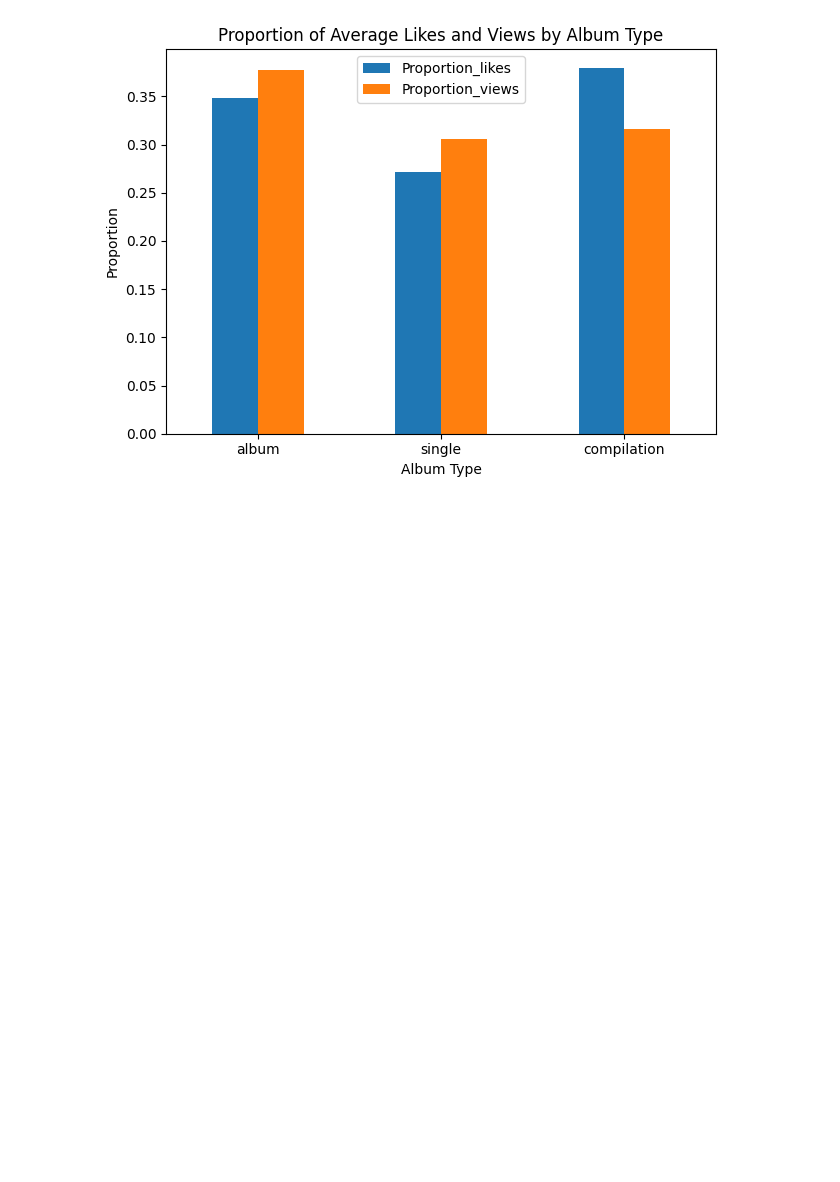
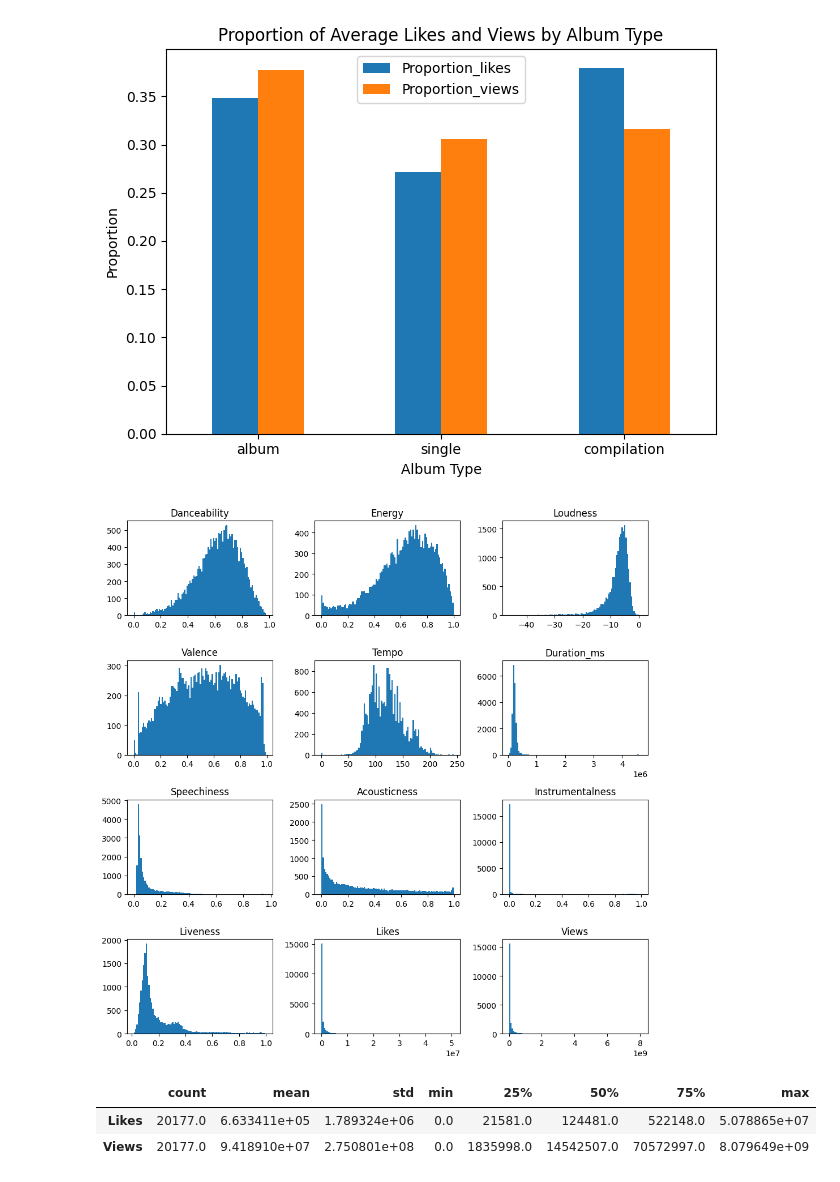
Before and after one commit to OmarChafik42/MLSound, a Jupyter notebook: data_description.ipynb, the cells around one changed output. Cells and saved outputs as stored; diff of their text form; code cells hidden in the pictures; blank space fills up the shorter version.

Commit message:
Added more visual information to data section

```diff
--- a/data_description.ipynb
+++ b/data_description.ipynb
@@ -57,3 +57,32 @@ plt.tight_layout()
 plt.show()
 # %% [output]
 [figure]
+# %%
+# Histograms
+
+numeric_cols = ['Danceability', 'Energy', 'Loudness', 'Valence', 'Tempo', 'Duration_ms', 'Speechiness', 'Acousticness', 'Instrumentalness', 'Liveness', 'Likes', 'Views']
+
+# Create the histograms
+plt.figure(figsize=(10, 10))
+
+for i, col in enumerate(numeric_cols):
+    plt.subplot(4, 3, i+1)
+    plt.hist(df[col], bins=100)
+    plt.title(col)
+
+plt.subplots_adjust(hspace=0.5)  # Adjust the spacing between subplots
+plt.tight_layout()  # Automatically adjusts the padding between subplots
+
+plt.show()
+# %% [output]
+[figure, added]
+# %%
+# Some descriptive statistics
+
+statistics = df[['Likes', 'Views']].describe()
+
+statistics.T
+# %% [output]
+|  | count | mean | std | min | 25% | 50% | 75% | max |
+| Likes | 20177.0 | 6.633411e+05 | 1.789324e+06 | 0.0 | 21581.0 | 124481.0 | 522148.0 | 5.078865e+07 |
+| Views | 20177.0 | 9.418910e+07 | 2.750801e+08 | 0.0 | 1835998.0 | 14542507.0 | 70572997.0 | 8.079649e+09 |
```
Also changed, not shown: parts of 3 cells of this notebook, 13 other files.
